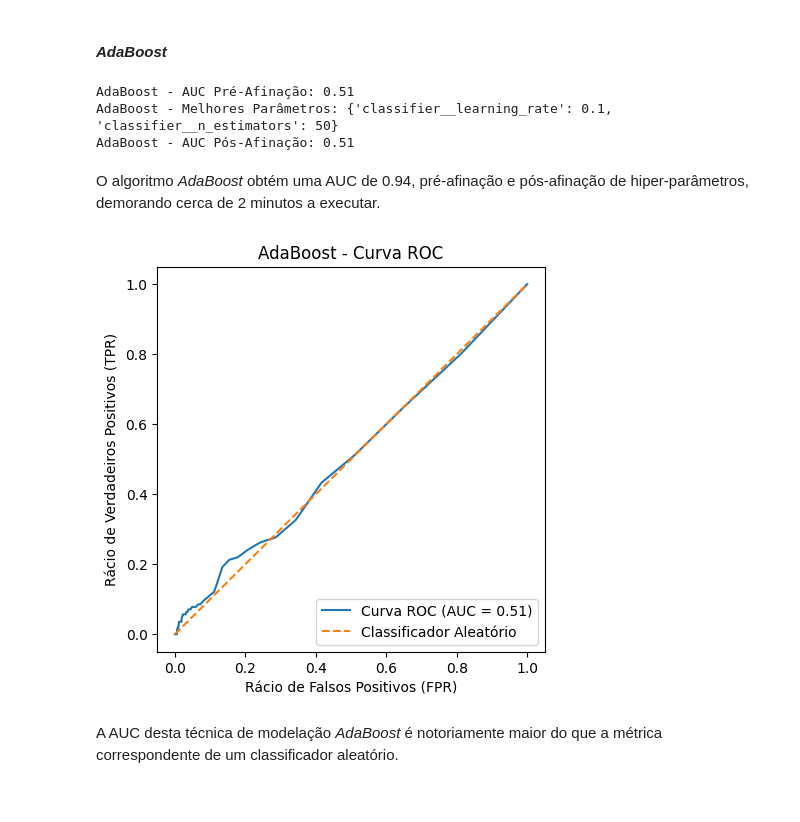
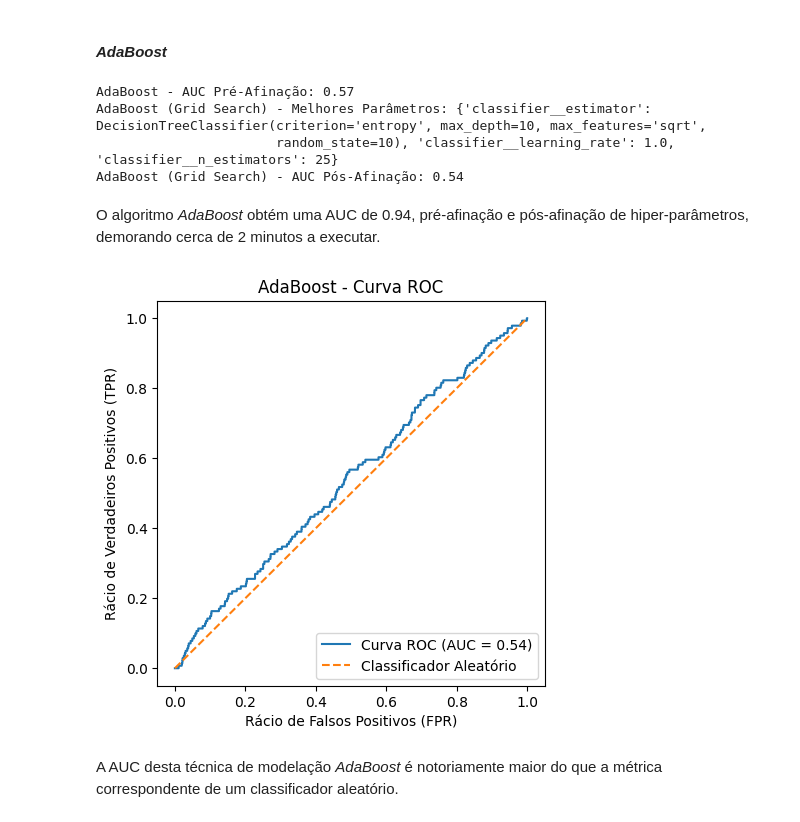
Before and after one commit to manelneto/fraud, a Jupyter notebook: task2.ipynb, the cells around one changed output. Drawn from its saved outputs; the diff is of its cells as text; code cells hidden in the pictures.

```diff
--- a/task2.ipynb
+++ b/task2.ipynb
@@ -70,25 +72,29 @@ Para cada técnica de modelação, o processo será o seguinte:
 # %%
-def hyperparameter_tuning(pipeline, parameter_grid, name, fraction = 1):
-    np.random.seed(10)
-    sample_indexes = np.random.choice(len(train_predictors), round(len(train_predictors) * fraction), False)
-    sampled_train_predictors = np.array(train_predictors)[sample_indexes]
-    sampled_train_targets = np.array(train_targets)[sample_indexes]
+def hyperparameter_tuning(pipeline, parameter_grid, name, k, fraction = 1):
+    if fraction == 1:
+        sampled_train_predictors = train_predictors
+        sampled_train_targets = train_targets
+    else:
+        np.random.seed(10)
+        sample_indexes = np.random.choice(len(train_predictors), round(len(train_predictors) * fraction), False)
+        sampled_train_predictors = np.array(train_predictors)[sample_indexes]
+        sampled_train_targets = np.array(train_targets)[sample_indexes]
 
     pipeline.fit(sampled_train_predictors, sampled_train_targets)
     probabilities = pipeline.predict_proba(test_predictors)[:, 1]
     auc = roc_auc_score(test_targets, probabilities)
     print(name, '- AUC Pré-Afinação: {:.2f}'.format(auc))
 
-    cross_validation = StratifiedKFold(n_splits = 5, random_state = 10, shuffle = True) # TODO
+    cross_validation = StratifiedKFold(n_splits = k, shuffle = True, random_state = 10)
     model = GridSearchCV(pipeline, parameter_grid, cv = cross_validation, n_jobs = -1, scoring = 'roc_auc')
 
     model.fit(sampled_train_predictors, sampled_train_targets)
     auc = model.score(test_predictors, test_targets)
 
-    print(name, '- Melhores Parâmetros:', model.best_params_)
-    print(name, '- AUC Pós-Afinação: {:.2f}'.format(auc))
+    print(name, '(Grid Search) - Melhores Parâmetros:', model.best_params_)
+    print(name, '(Grid Search) - AUC Pós-Afinação: {:.2f}'.format(auc))
 
-    return model
+    return model, auc
 # %% [markdown]
 O critério primordial de avaliação dos modelos será a área abaixo da curva *Receiver Operating Characteristic* (ROC) - *Area Under Curve* (AUC) -  entre a probabilidade prevista e o valor real da variável-avo. Assim, avaliar-se-á cada modelo quanto à sua capacidade de distinguir corretamente transações fraudulentas de legítimas.
 # %%
@@ -103,8 +109,6 @@ def plot_roc_curve(model, name):
     contextualize(name + ' - Curva ROC', 'Rácio de Falsos Positivos (FPR)', 'Rácio de Verdadeiros Positivos (TPR)')
     plt.legend(loc = 'lower right')
     plt.show()
-
-    return roc_auc
 # %% [markdown]
 
 Para além disso, serão calculadas as restantes métricas de avaliação (exatidão, precisão e *recall*), bem como visualizada a matriz de confusão, tendo em vista uma comparação completa e adequadamente fundamentada dos modelos.
@@ -341,27 +364,33 @@ A matriz de confusão do modelo de *Random Forest* mostra que todas as transaç
 adaboost_pipeline = Pipeline([
     ('scaler', MinMaxScaler()),
     ('smote', SMOTE(random_state = 10)),
-    ('classifier', AdaBoostClassifier(RandomForestClassifier(random_state = 10), random_state = 10))
+    ('classifier', AdaBoostClassifier(random_state = 10))
 ])
 
 adaboost_parameter_grid = {
-    'classifier__n_estimators': [50, 100, 150],
-    'classifier__learning_rate': [0.1, 0.5, 1.0],
+    'classifier__estimator': [
+        None,
+        DecisionTreeClassifier(criterion = 'entropy', splitter = 'best', max_depth = 5, max_features = 'sqrt', random_state = 10, class_weight = None),
+        DecisionTreeClassifier(criterion = 'entropy', splitter = 'best', max_depth = 10, max_features = 'sqrt', random_state = 10, class_weight = None),
+    ],
+    'classifier__n_estimators': [25, 50, 75],
+    'classifier__learning_rate': [0.75, 1.0, 1.25]
 }
 
 adaboost_name = 'AdaBoost'
 
-adaboost = hyperparameter_tuning(adaboost_pipeline, adaboost_parameter_grid, adaboost_name)
+adaboost, adaboost_auc = hyperparameter_tuning(adaboost_pipeline, adaboost_parameter_grid, adaboost_name, 5)
 # %% [output]
-AdaBoost - AUC Pré-Afinação: 0.51
-AdaBoost - Melhores Parâmetros: {'classifier__learning_rate': 0.1, 'classifier__n_estimators': 50}
-AdaBoost - AUC Pós-Afinação: 0.51
+AdaBoost - AUC Pré-Afinação: 0.57
+AdaBoost (Grid Search) - Melhores Parâmetros: {'classifier__estimator': DecisionTreeClassifier(criterion='entropy', max_depth=10, max_features='sqrt',
+                       random_state=10), 'classifier__learning_rate': 1.0, 'classifier__n_estimators': 25}
+AdaBoost (Grid Search) - AUC Pós-Afinação: 0.54
 # %% [markdown]
 O algoritmo *AdaBoost* obtém uma AUC de 0.94, pré-afinação e pós-afinação de hiper-parâmetros, demorando cerca de 2 minutos a executar.
 # %%
-adaboost_auc = plot_roc_curve(adaboost, adaboost_name)
+plot_roc_curve(adaboost, adaboost_name)
 # %% [output]
-[figure, old version]
+[figure, new version]
 # %% [markdown]
 A AUC desta técnica de modelação *AdaBoost* é notoriamente maior do que a métrica correspondente de um classificador aleatório.
 # %%
```
Also changed, not shown: parts of 48 cells of this notebook, 1 other file.
